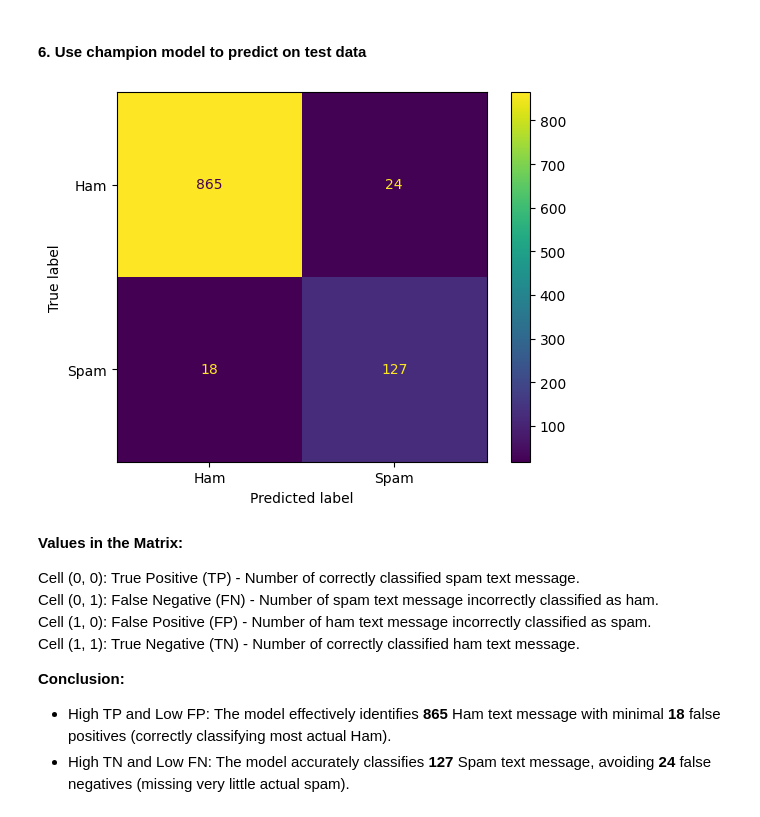
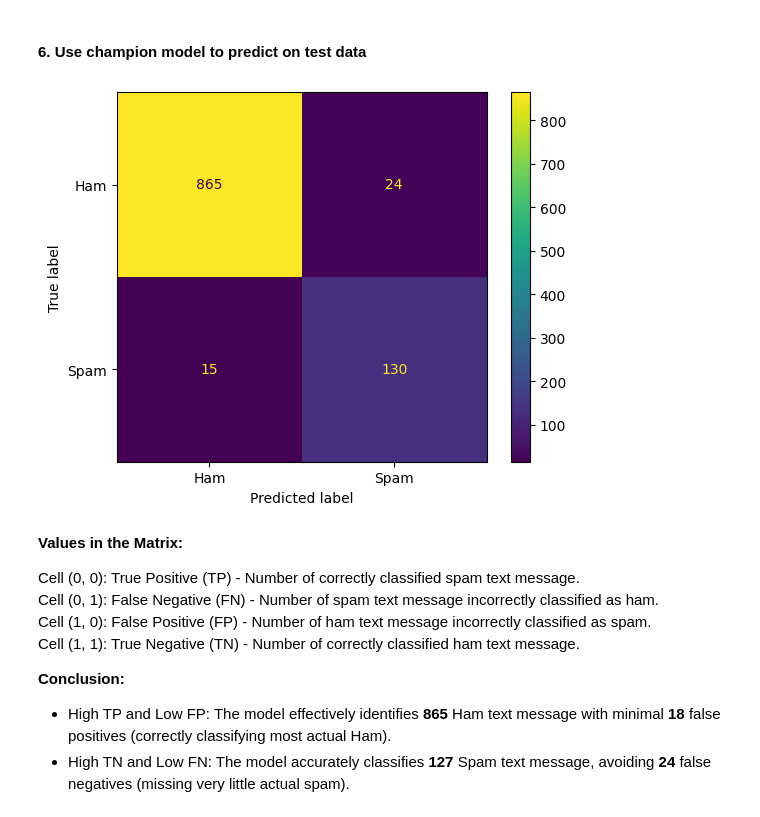
Before and after one commit to CarlosMEbratt/Spam-detection, a Jupyter notebook: main.ipynb, the cells around one changed output. Cells and saved outputs as stored; diff of their text form; code cells hidden in the pictures.

Commit message:
Last run, no undersampling with XGboost

```diff
--- a/main.ipynb
+++ b/main.ipynb
@@ -765,43 +767,43 @@ results
 # # To load the Random Forest model from disk
 # rf_cv.best_estimator_ = loaded_model
 # %%
-# # Use XGBoost model to predict on test data
-# champion_preds = xgb_cv.best_estimator_.predict(X_test)
+# Use XGBoost model to predict on test data
+champion_preds = xgb_cv.best_estimator_.predict(X_test)
 
-# from sklearn.metrics import confusion_matrix, ConfusionMatrixDisplay
+from sklearn.metrics import confusion_matrix, ConfusionMatrixDisplay
 
-# # Generate array of values for confusion matrix
-# cm = confusion_matrix(y_test, champion_preds, labels=xgb_cv.classes_)
+# Generate array of values for confusion matrix
+cm = confusion_matrix(y_test, champion_preds, labels=xgb_cv.classes_)
 
-# # Plot confusion matrix
-# disp = ConfusionMatrixDisplay(confusion_matrix=cm,
-#                              display_labels=['Ham', 'Spam'])
-# disp.plot();
+# Plot confusion matrix
+disp = ConfusionMatrixDisplay(confusion_matrix=cm,
+                             display_labels=['Ham', 'Spam'])
+disp.plot();
 
 
-# # Save the model to disk
-# filename = 'xgb_model.sav'
-# pickle.dump(xgb_cv.best_estimator_, open(filename, 'wb'))
+# Save the model to disk
+filename = 'xgb_model.sav'
+pickle.dump(xgb_cv.best_estimator_, open(filename, 'wb'))
+# %% [output]
+[figure, added]
 # %%
-# Use Random Forest model to predict on test data
-champion_preds= rf_cv.best_estimator_.predict(X_test)
+# # Use Random Forest model to predict on test data
+# champion_preds= rf_cv.best_estimator_.predict(X_test)
 
-from sklearn.metrics import confusion_matrix, ConfusionMatrixDisplay
+# from sklearn.metrics import confusion_matrix, ConfusionMatrixDisplay
 
-# Generate array of values for confusion matrix
-cm = confusion_matrix(y_test, champion_preds, labels=rf_cv.classes_)
+# # Generate array of values for confusion matrix
+# cm = confusion_matrix(y_test, champion_preds, labels=rf_cv.classes_)
 
-# Plot confusion matrix
-disp = ConfusionMatrixDisplay(confusion_matrix=cm,
-                             display_labels=['Ham', 'Spam'])
-disp.plot();
+# # Plot confusion matrix
+# disp = ConfusionMatrixDisplay(confusion_matrix=cm,
+#                              display_labels=['Ham', 'Spam'])
+# disp.plot();
 
 
-# Save the model to disk
-filename = 'rf_model.sav'
-pickle.dump(rf_cv.best_estimator_, open(filename, 'wb'))
+# # Save the model to disk
+# filename = 'rf_model.sav'
+# pickle.dump(rf_cv.best_estimator_, open(filename, 'wb'))
-# %% [output]
-[figure, removed]
 # %% [markdown]
 **Values in the Matrix:**
 
```
Also changed, not shown: parts of 6 cells of this notebook.
